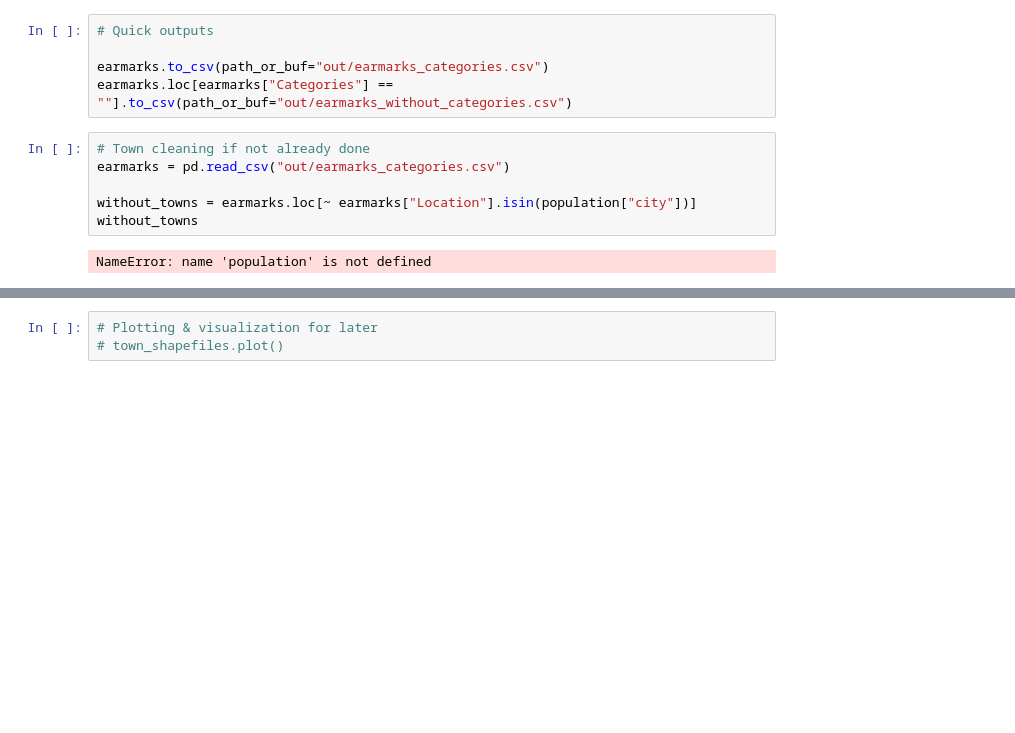
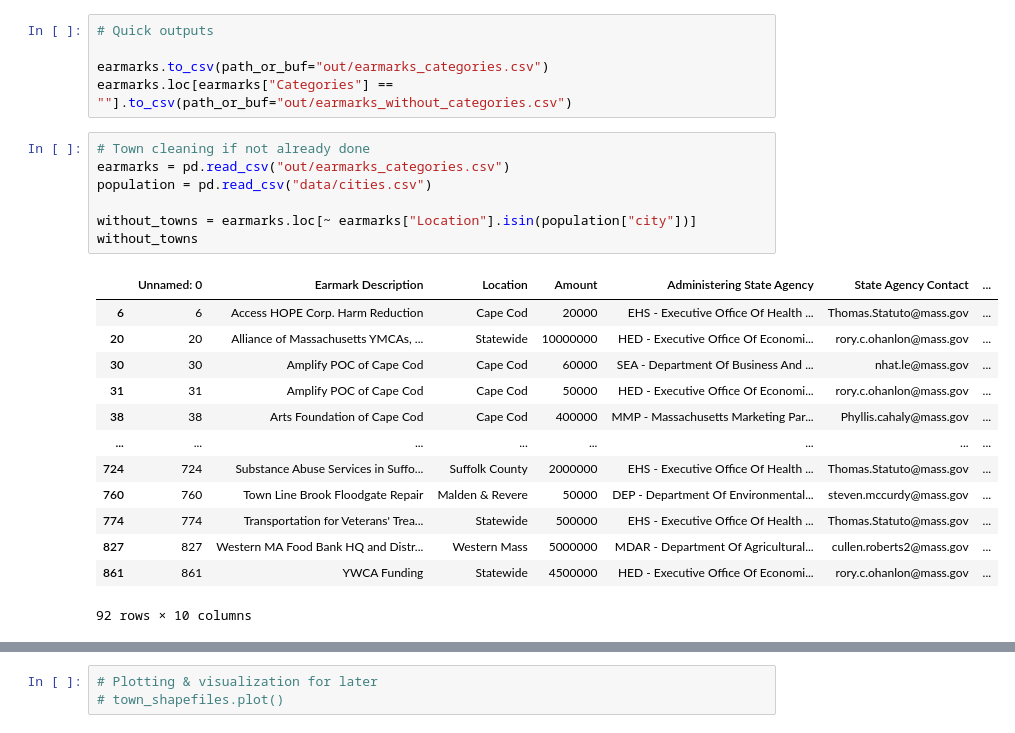
Before and after one commit to specificlanguage/gbh_earmarks, a Jupyter notebook: earmark_analysis.ipynb, the cells around one changed output, grey strips where cells are left out. Drawn from its saved outputs; the diff is of its cells as text; blank space fills up the shorter version.

```diff
--- a/earmark_analysis.ipynb
+++ b/earmark_analysis.ipynb
@@ -365,8 +366,21 @@ earmarks.loc[earmarks["Categories"] == ""].to_csv(path_or_buf="out/earmarks_with
 # %%
 # Town cleaning if not already done
 earmarks = pd.read_csv("out/earmarks_categories.csv")
+population = pd.read_csv("data/cities.csv")
 
 without_towns = earmarks.loc[~ earmarks["Location"].isin(population["city"])]
 without_towns
 # %% [output]
+|  | Unnamed: 0 | Earmark Description | Location | Amount | Administering State Agency | State Agency Contact | ... |
+| 6 | 6 | Access HOPE Corp. Harm Reduction | Cape Cod | 20000 | EHS - Executive Office Of Health ... | Thomas.Statuto@mass.gov | ... |
+| 20 | 20 | Alliance of Massachusetts YMCAs, ... | Statewide | 10000000 | HED - Executive Office Of Economi... | rory.c.ohanlon@mass.gov | ... |
+| 30 | 30 | Amplify POC of Cape Cod | Cape Cod | 60000 | SEA - Department Of Business And ... | nhat.le@mass.gov | ... |
+| 31 | 31 | Amplify POC of Cape Cod | Cape Cod | 50000 | HED - Executive Office Of Economi... | rory.c.ohanlon@mass.gov | ... |
+| 38 | 38 | Arts Foundation of Cape Cod | Cape Cod | 400000 | MMP - Massachusetts Marketing Par... | Phyllis.cahaly@mass.gov | ... |
+| ... | ... | ... | ... | ... | ... | ... | ... |
+| 724 | 724 | Substance Abuse Services in Suffo... | Suffolk County | 2000000 | EHS - Executive Office Of Health ... | Thomas.Statuto@mass.gov | ... |
+| 760 | 760 | Town Line Brook Floodgate Repair | Malden & Revere | 50000 | DEP - Department Of Environmental... | steven.mccurdy@mass.gov | ... |
+| 774 | 774 | Transportation for Veterans' Trea... | Statewide | 500000 | EHS - Executive Office Of Health ... | Thomas.Statuto@mass.gov | ... |
+| 827 | 827 | Western MA Food Bank HQ and Distr... | Western Mass | 5000000 | MDAR - Department Of Agricultural... | cullen.roberts2@mass.gov | ... |
+| 861 | 861 | YWCA Funding | Statewide | 4500000 | HED - Executive Office Of Economi... | rory.c.ohanlon@mass.gov | ... |
-NameError: name 'population' is not defined
+92 rows × 10 columns
```
Also changed, not shown: parts of 5 cells of this notebook, 4 other files.
